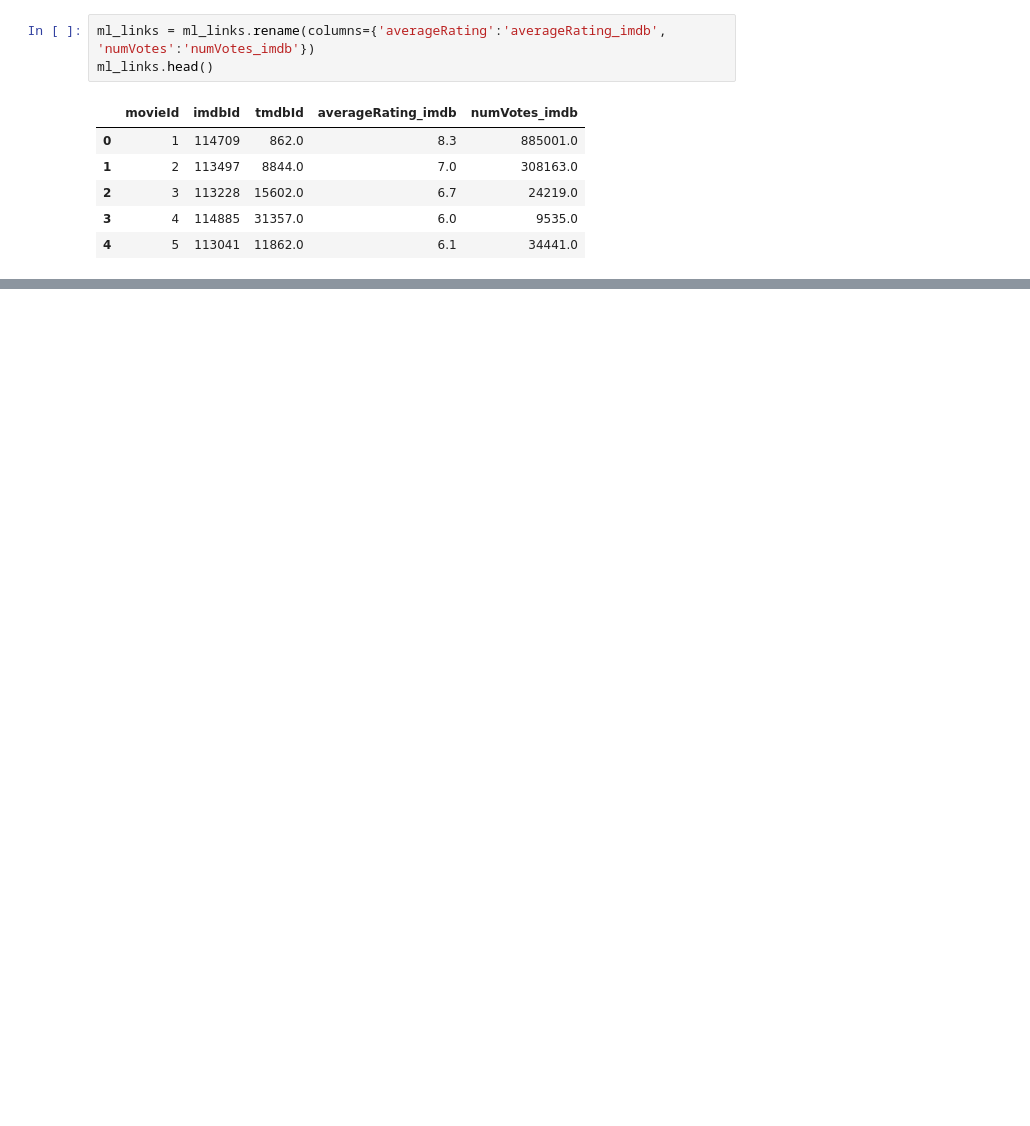
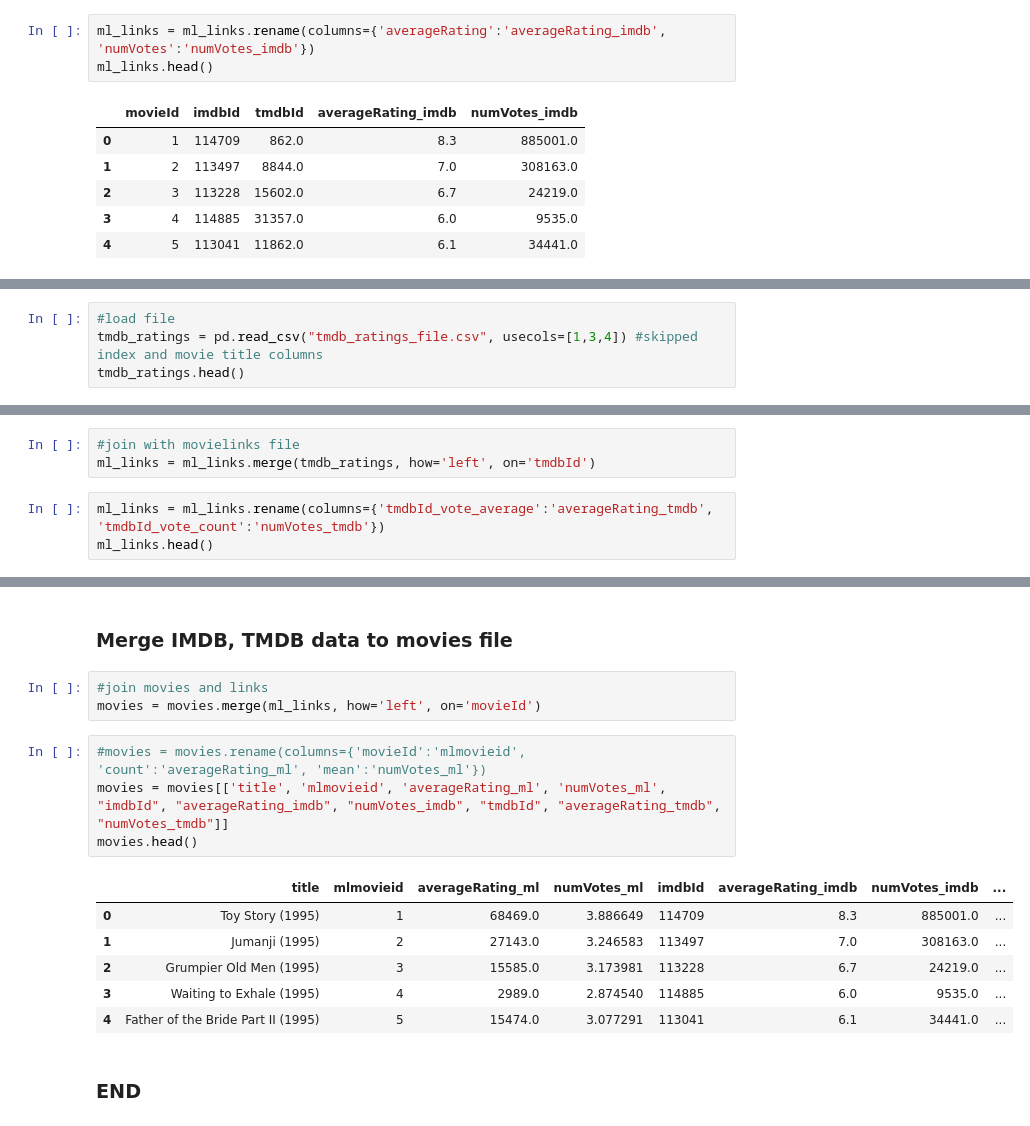
Before and after one commit to naga-pakalapati/movielens, a Jupyter notebook: MovieLens Data Preporcessing.ipynb, the cells around one changed output, grey strips where cells are left out. Cells and saved outputs as stored; diff of their text form; blank space fills up the shorter version.

Commit message:
ML Data preprocessing completed

```diff
--- a/MovieLens Data Preporcessing.ipynb
+++ b/MovieLens Data Preporcessing.ipynb
@@ -234,0 +241,4 @@ ml_links.head()
+# %%
+#load file
+tmdb_ratings = pd.read_csv("tmdb_ratings_file.csv", usecols=[1,3,4]) #skipped index and movie title columns
+tmdb_ratings.head()
@@ -234,0 +252,6 @@ ml_links.head()
+# %%
+#join with movielinks file
+ml_links = ml_links.merge(tmdb_ratings, how='left', on='tmdbId')
+# %%
+ml_links = ml_links.rename(columns={'tmdbId_vote_average':'averageRating_tmdb', 'tmdbId_vote_count':'numVotes_tmdb'})
+ml_links.head()
@@ -234,0 +265,18 @@ ml_links.head()
+# %% [markdown]
+### Merge IMDB, TMDB data to movies file
+# %%
+#join movies and links
+movies = movies.merge(ml_links, how='left', on='movieId')
+# %%
+#movies = movies.rename(columns={'movieId':'mlmovieid', 'count':'averageRating_ml', 'mean':'numVotes_ml'})
+movies = movies[['title', 'mlmovieid', 'averageRating_ml', 'numVotes_ml', "imdbId", "averageRating_imdb", "numVotes_imdb", "tmdbId", "averageRating_tmdb", "numVotes_tmdb"]]
+movies.head()
+# %% [output]
+|  | title | mlmovieid | averageRating_ml | numVotes_ml | imdbId | averageRating_imdb | numVotes_imdb | ... |
+| 0 | Toy Story (1995) | 1 | 68469.0 | 3.886649 | 114709 | 8.3 | 885001.0 | ... |
+| 1 | Jumanji (1995) | 2 | 27143.0 | 3.246583 | 113497 | 7.0 | 308163.0 | ... |
+| 2 | Grumpier Old Men (1995) | 3 | 15585.0 | 3.173981 | 113228 | 6.7 | 24219.0 | ... |
+| 3 | Waiting to Exhale (1995) | 4 | 2989.0 | 2.874540 | 114885 | 6.0 | 9535.0 | ... |
+| 4 | Father of the Bride Part II (1995) | 5 | 15474.0 | 3.077291 | 113041 | 6.1 | 34441.0 | ... |
+# %% [markdown]
+### END
```
Also changed, not shown: parts of 13 cells of this notebook, 1 other file.
